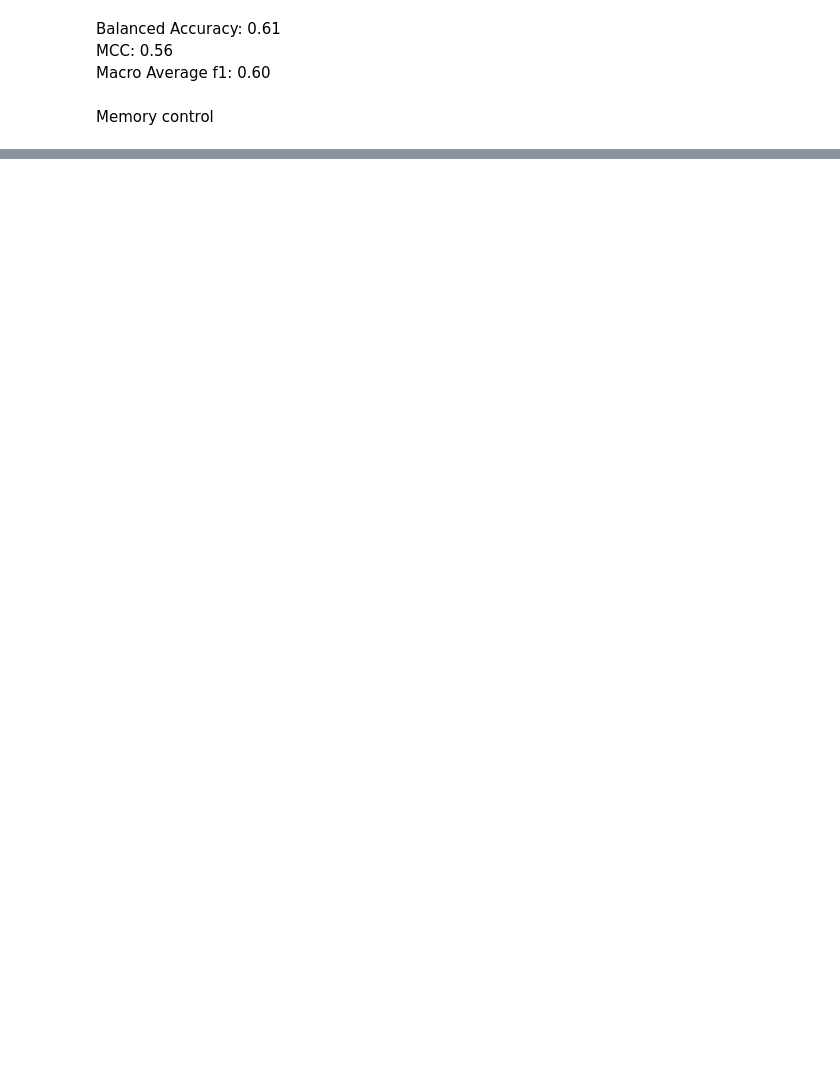
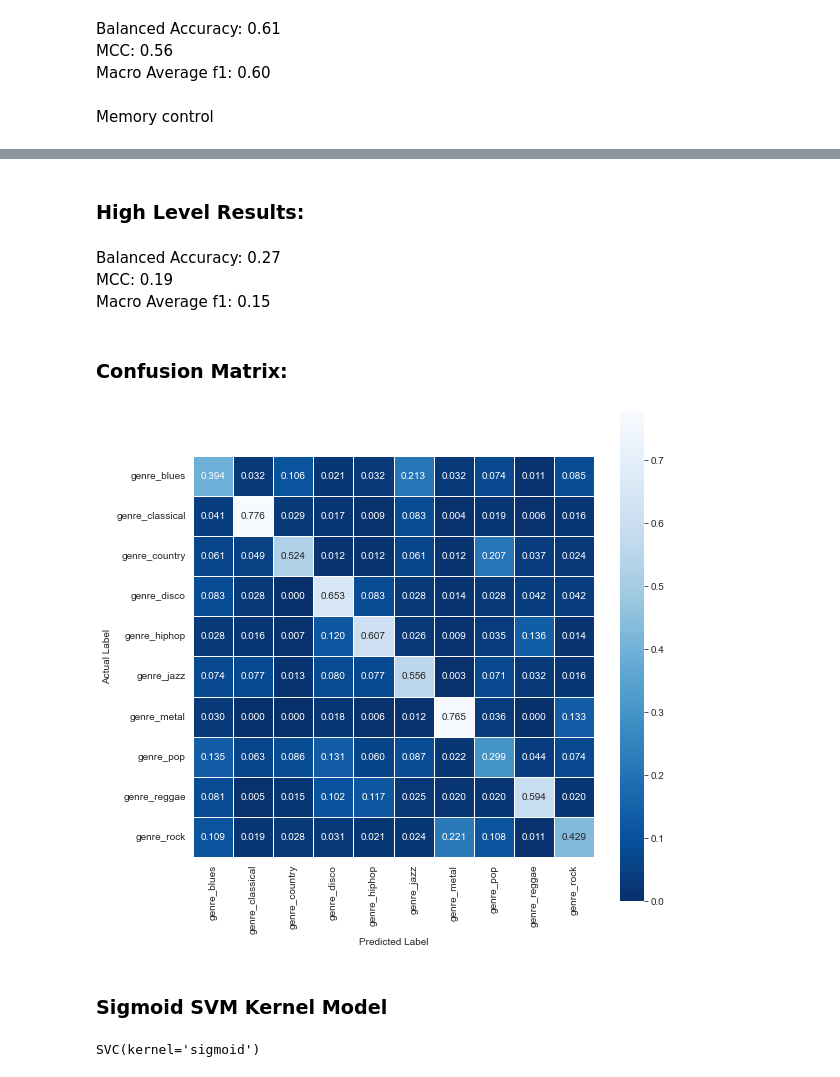
Before and after one commit to RERobbins/mids_w207_music_genre, a Jupyter notebook: presentation/project_summary.ipynb, the cells around one changed output, grey strips where cells are left out. Drawn from its saved outputs; the diff is of its cells as text; code cells hidden in the pictures; blank space fills up the shorter version.

```diff
--- a/presentation/project_summary.ipynb
+++ b/presentation/project_summary.ipynb
@@ -1157,0 +1167,2 @@ gc.collect()
+# %%
+y_pred = svclassifier.predict(X_test)
@@ -1157,0 +1197,29 @@ gc.collect()
+# %% [markdown]
+### High Level Results:
+# %% [markdown]
+Balanced Accuracy: 0.27 \
+MCC: 0.19 \
+Macro Average f1: 0.15
+# %% [markdown]
+### Confusion Matrix:
+# %%
+make_confusion_matrix(
+    y_true=y_test,
+    y_pred=y_pred,
+    model=svclassifier,
+    x=X_test,
+    normalize="true",
+    autoweight_sample=True,
+    label_encoder=le,
+    figsize=(9, 9),
+)
+pass
+# %% [output]
+[figure, added]
+# %% [markdown]
+### Sigmoid SVM Kernel Model
+# %%
+svclassifier = SVC(kernel='sigmoid')
+svclassifier.fit(X_train, y_train)
+# %% [output]
+SVC(kernel='sigmoid')
```
Also changed, not shown: parts of 73 cells of this notebook.
